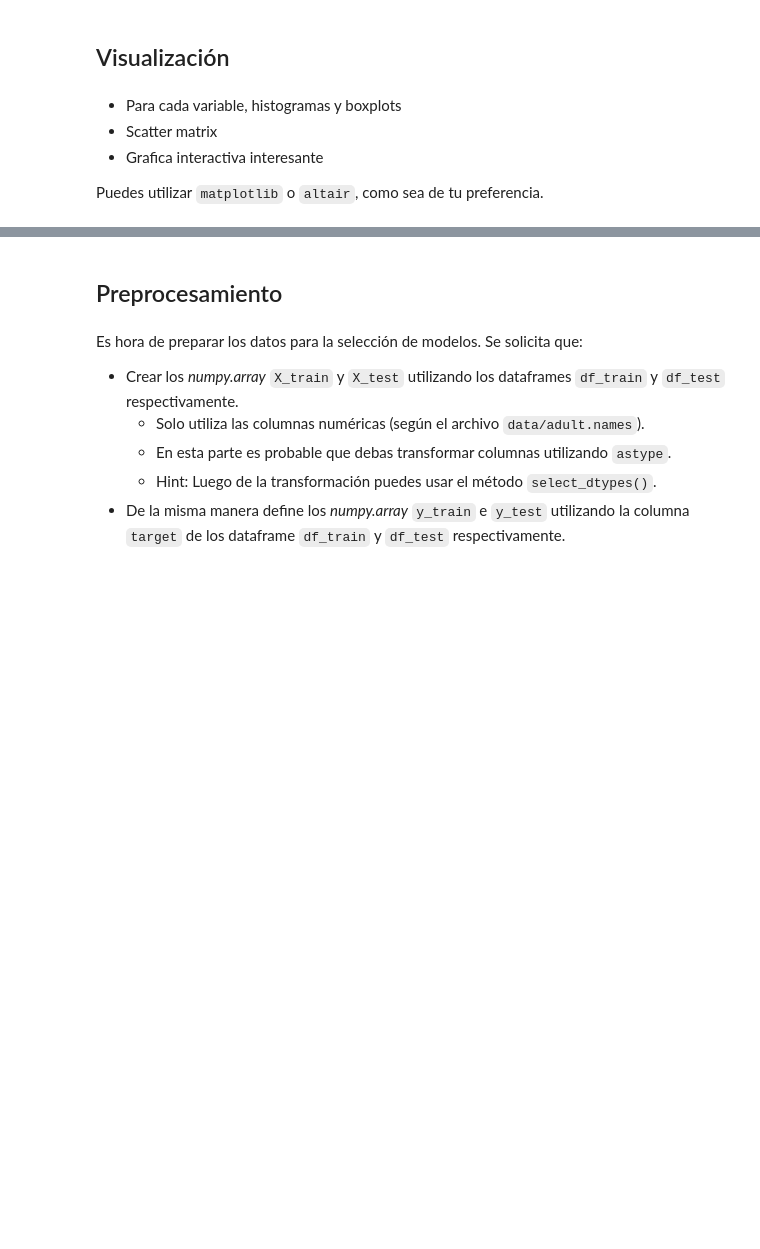
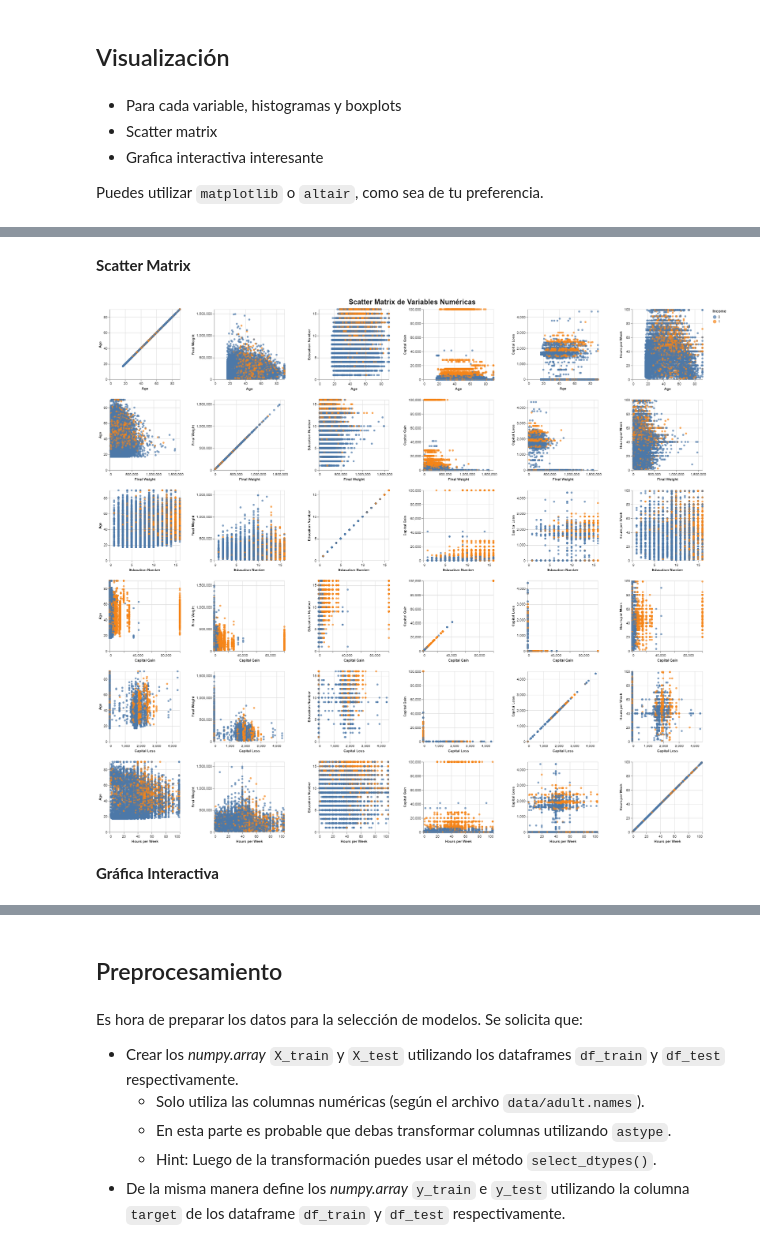
Before and after one commit to sofiaguarello/mat281_portfolio, a Jupyter notebook: m05_data_science/m05_final_project/m05_final_project.ipynb, the cells around one changed output, grey strips where cells are left out. Saved outputs shown, nothing was run; the diff lists cells and outputs as text; code cells hidden in the pictures; blank space fills up the shorter version.

```diff
--- a/m05_data_science/m05_final_project/m05_final_project.ipynb
+++ b/m05_data_science/m05_final_project/m05_final_project.ipynb
@@ -187,2 +299,21 @@ alt.themes.enable("opaque")
+# %% [markdown]
+**Scatter Matrix**
+# %%
+alt.Chart(df_numeric.rename(dict_columns,axis=1)).mark_circle().encode(
+    x=alt.X(alt.repeat('row'),type='quantitative',axis=alt.Axis(titleFontSize=10)),
+    y=alt.Y(alt.repeat('column'), type='quantitative',axis=alt.Axis(titleFontSize=10)),
+    color=alt.Color("target:N",title='Income')
+).properties(
+    height=200,
+    width=200
+).repeat(
+    column=list(dict_columns.values()),
+    row=list(dict_columns.values()),
+    title=alt.TitleParams(text='Scatter Matrix de Variables Numéricas', align='center', anchor='middle',fontSize=20)
+)
+# %% [output]
+[figure, added]
+# %% [markdown]
+**Gráfica Interactiva**
 # %% [markdown]
 <a id='preprocessing'></a>
```
Also changed, not shown: parts of 72 cells of this notebook.
